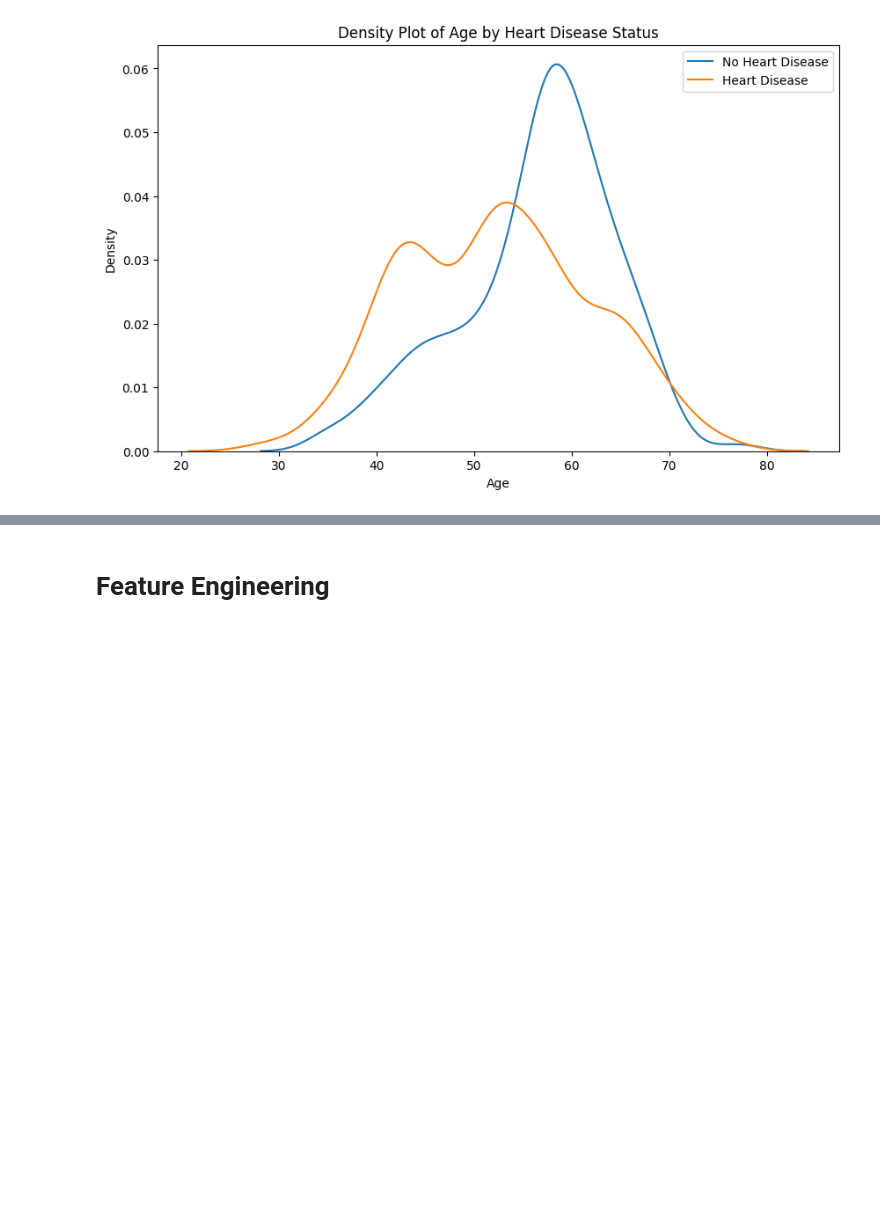
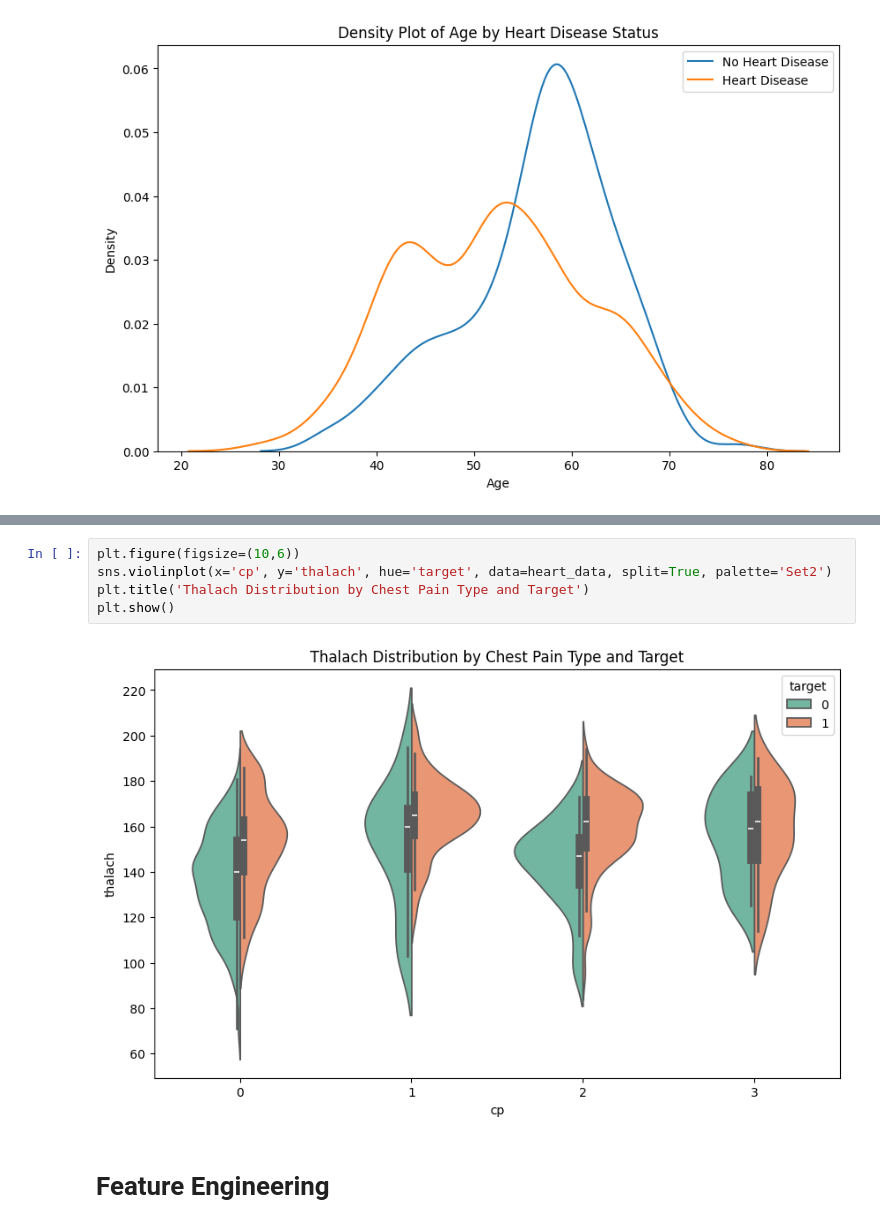
Before and after one commit to atithishrestha123/Heart-Disease-Prediction-System, a Jupyter notebook: Heart_Disease_Prediction_using_Machine_Learning.ipynb, the cells around one changed output, grey strips where cells are left out. Drawn from its saved outputs; the diff is of its cells as text; blank space fills up the shorter version.

```diff
--- a/Heart_Disease_Prediction_using_Machine_Learning.ipynb
+++ b/Heart_Disease_Prediction_using_Machine_Learning.ipynb
@@ -277,3 +282,10 @@ plt.show()
+# %%
+plt.figure(figsize=(10,6))
+sns.violinplot(x='cp', y='thalach', hue='target', data=heart_data, split=True, palette='Set2')
+plt.title('Thalach Distribution by Chest Pain Type and Target')
+plt.show()
+# %% [output]
+[figure, added]
 # %% [markdown]
 # Feature Engineering
 # %%
```
Also changed, not shown: parts of 4 cells of this notebook, 3 other files.
